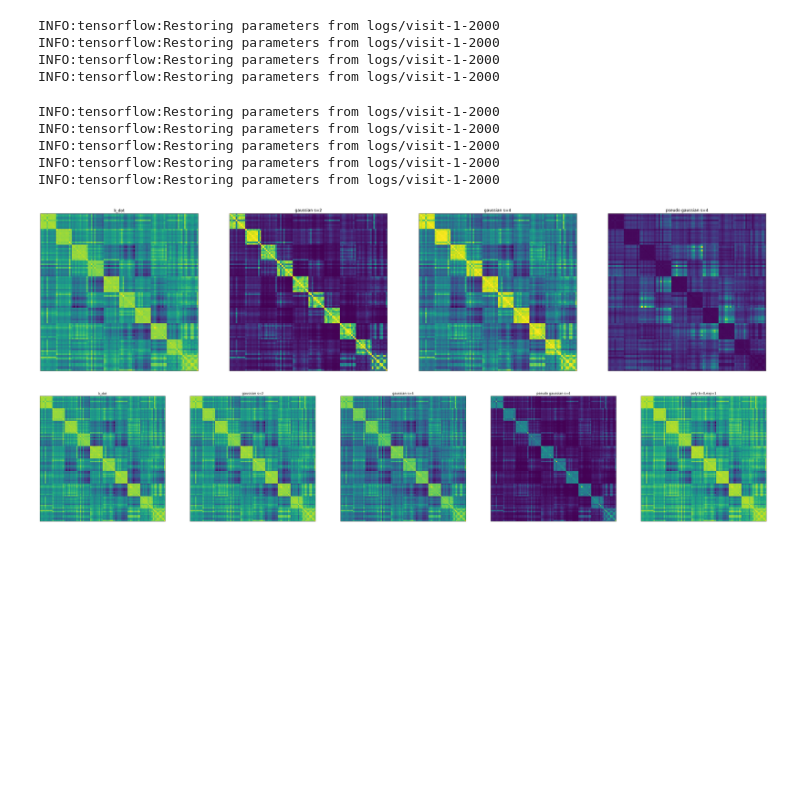
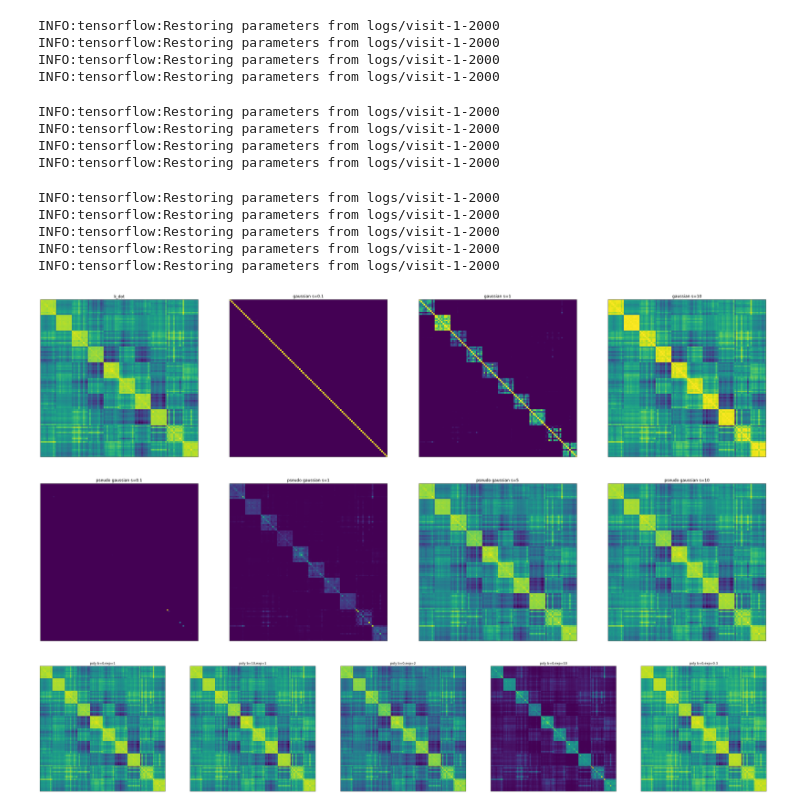
Before and after one commit to frankzl/learning_by_kernelized_association, a Jupyter notebook: 04-Implementing-Kernels.ipynb, the cells around one changed output. Cells and saved outputs as stored; diff of their text form; code cells hidden in the pictures; blank space fills up the shorter version.

```diff
--- a/04-Implementing-Kernels.ipynb
+++ b/04-Implementing-Kernels.ipynb
@@ -173,17 +174,31 @@ similarities = []
 labels = []
 similarities.append(retrieve_similarity(2000, "logs/visit-1-", Distance.k_dot))
 labels.append("k_dot")
-similarities.append(retrieve_similarity(2000, "logs/visit-1-", Distance.get_gaussian_k(2)))
-labels.append("gaussian s=2")
-similarities.append(retrieve_similarity(2000, "logs/visit-1-", Distance.get_gaussian_k(4)))
-labels.append("gaussian s=4")
-similarities.append(retrieve_similarity(2000, "logs/visit-1-", Distance.get_pseudo_gaussian_k(2)))
-labels.append("pseudo gaussian s=4")
+similarities.append(retrieve_similarity(2000, "logs/visit-1-", Distance.get_gaussian_k(0.1)))
+labels.append("gaussian s=0.1")
+similarities.append(retrieve_similarity(2000, "logs/visit-1-", Distance.get_gaussian_k(1)))
+labels.append("gaussian s=1")
+similarities.append(retrieve_similarity(2000, "logs/visit-1-", Distance.get_gaussian_k(10)))
+labels.append("gaussian s=10")
 # %% [output]
 INFO:tensorflow:Restoring parameters from logs/visit-1-2000
 INFO:tensorflow:Restoring parameters from logs/visit-1-2000
 INFO:tensorflow:Restoring parameters from logs/visit-1-2000
 INFO:tensorflow:Restoring parameters from logs/visit-1-2000
+# %%
+similarities.append(retrieve_similarity(2000, "logs/visit-1-", Distance.get_pseudo_gaussian_k(0.3)))
+labels.append("pseudo gaussian s=0.3")
+similarities.append(retrieve_similarity(2000, "logs/visit-1-", Distance.get_pseudo_gaussian_k(1)))
+labels.append("pseudo gaussian s=1")
+similarities.append(retrieve_similarity(2000, "logs/visit-1-", Distance.get_pseudo_gaussian_k(5)))
+labels.append("pseudo gaussian s=5")
+similarities.append(retrieve_similarity(2000, "logs/visit-1-", Distance.get_pseudo_gaussian_k(10)))
+labels.append("pseudo gaussian s=10")
+# %% [output]
+INFO:tensorflow:Restoring parameters from logs/visit-1-2000
+INFO:tensorflow:Restoring parameters from logs/visit-1-2000
+INFO:tensorflow:Restoring parameters from logs/visit-1-2000
+INFO:tensorflow:Restoring parameters from logs/visit-1-2000
 # %%
 similarities.append(retrieve_similarity(2000, "logs/visit-1-", Distance.get_polynomial_k(bias=0, exponent=1)))
 labels.append("poly b=0,exp=1")
@@ -202,8 +217,10 @@ INFO:tensorflow:Restoring parameters from logs/visit-1-2000
 INFO:tensorflow:Restoring parameters from logs/visit-1-2000
 INFO:tensorflow:Restoring parameters from logs/visit-1-2000
 # %%
-vis.imshow(similarities[:4], figsize=(50,50), labels=labels, imgwidth=100)
-vis.imshow(similarities[4:], figsize=(50,50), labels=labels, imgwidth=100)
+vis.imshow(similarities[:4], figsize=(50,50), labels=labels[:4], imgwidth=100)
+vis.imshow(similarities[4:8], figsize=(50,50), labels=labels[4:8], imgwidth=100)
+vis.imshow(similarities[8:], figsize=(50,50), labels=labels[8:], imgwidth=100)
 # %% [output]
-[figure, old version]
+[figure, new version]
-[figure, old version]
+[figure, new version]
+[figure, added]
```
Also changed, not shown: parts of 3 cells of this notebook, 14 other files.
